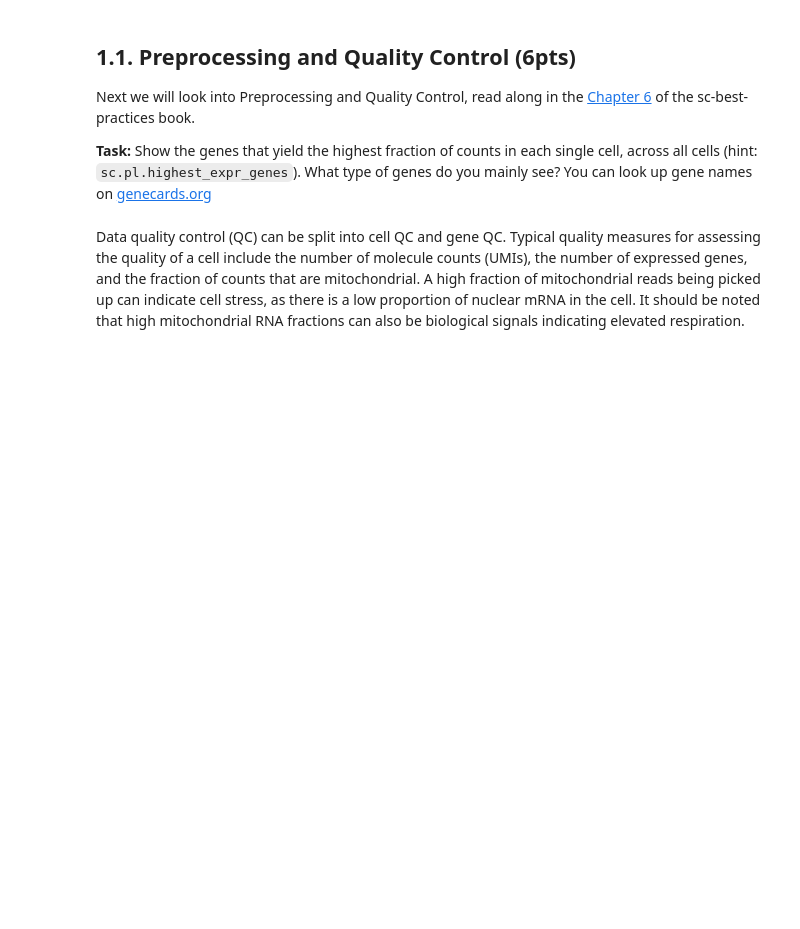
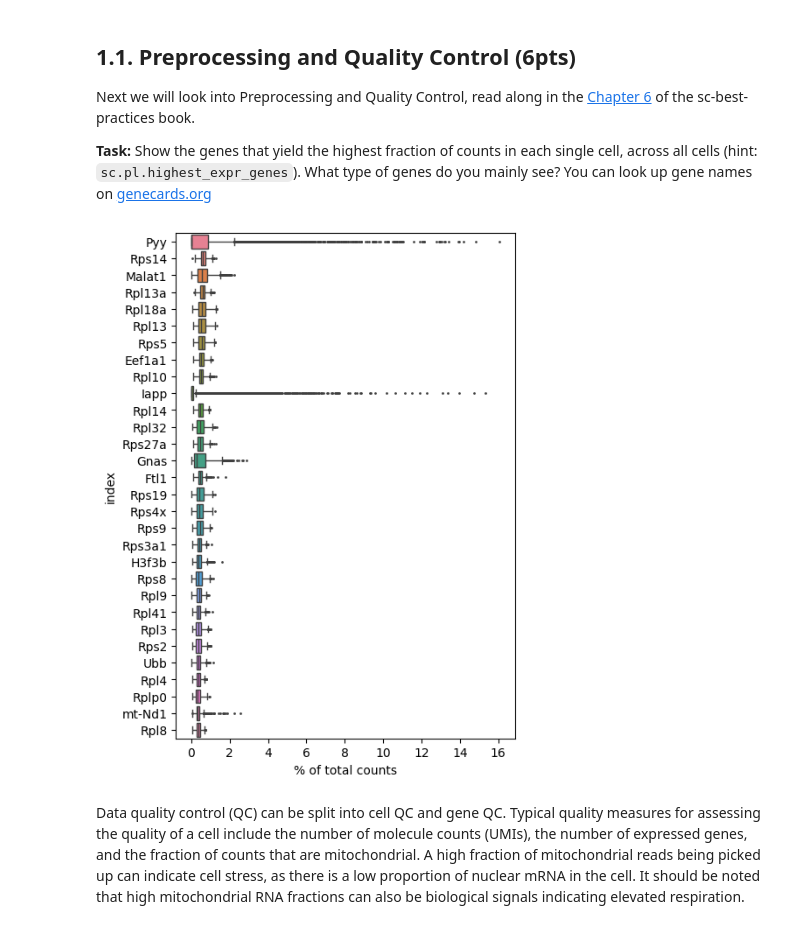
Before and after one commit to emmangoo/gobi, a Jupyter notebook: Semester/Exercise2/20251104_single_cell_analysis_course_exercises_students.ipynb, the cells around one changed output. Cells and saved outputs as stored; diff of their text form; code cells hidden in the pictures; blank space fills up the shorter version.

Commit message:
worked on single cell analysis notebook

```diff
--- a/Semester/Exercise2/20251104_single_cell_analysis_course_exercises_students.ipynb
+++ b/Semester/Exercise2/20251104_single_cell_analysis_course_exercises_students.ipynb
@@ -73,3 +53,13 @@ Next we will look into Preprocessing and Quality Control, read along in the [Cha
+# %%
+# done: 1.1.1 Add code (1pt - correct function)
+sc.pl.highest_expr_genes(adata)
+'''
+- we mainly see Pyy (codes for neuropeptide y), Iapp (codes for a member of the calcitonin family of peptide hormone), and Gnas (expression pattern)
+- Pyy and Iapp are involved in appetite regulation, insulin secretion, and glucose metabolism
+- this suggests that the cells are pancreatic or similar
+'''
+# %% [output]
+[figure, added]
 # %% [markdown]
 Data quality control (QC) can be split into cell QC and gene QC. Typical quality measures for assessing the quality of a cell include the number of molecule counts (UMIs), the number of expressed genes, and the fraction of counts that are mitochondrial. A high fraction of mitochondrial reads being picked up can indicate cell stress, as there is a low proportion of nuclear mRNA in the cell. It should be noted that high mitochondrial RNA fractions can also be biological signals indicating elevated respiration.
 # %%
```
Also changed, not shown: parts of 21 cells of this notebook.
